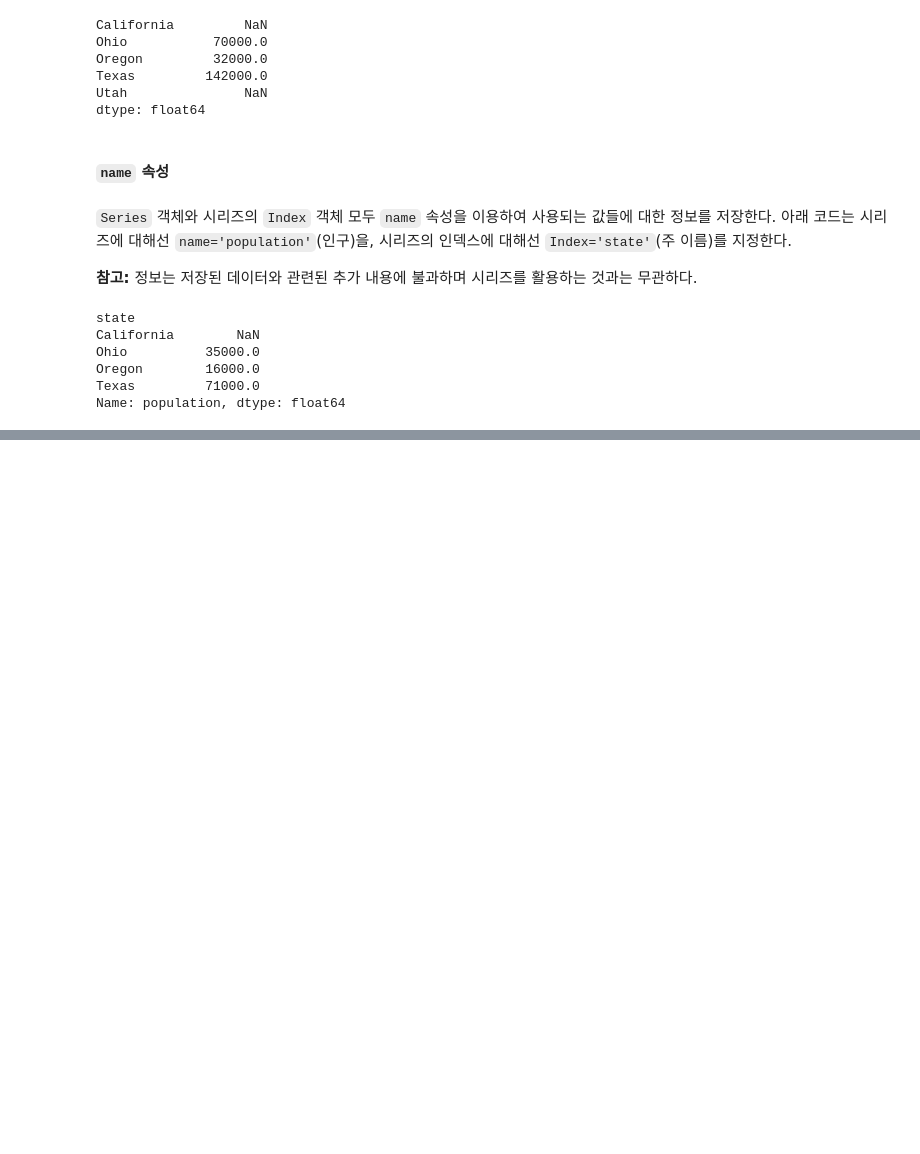
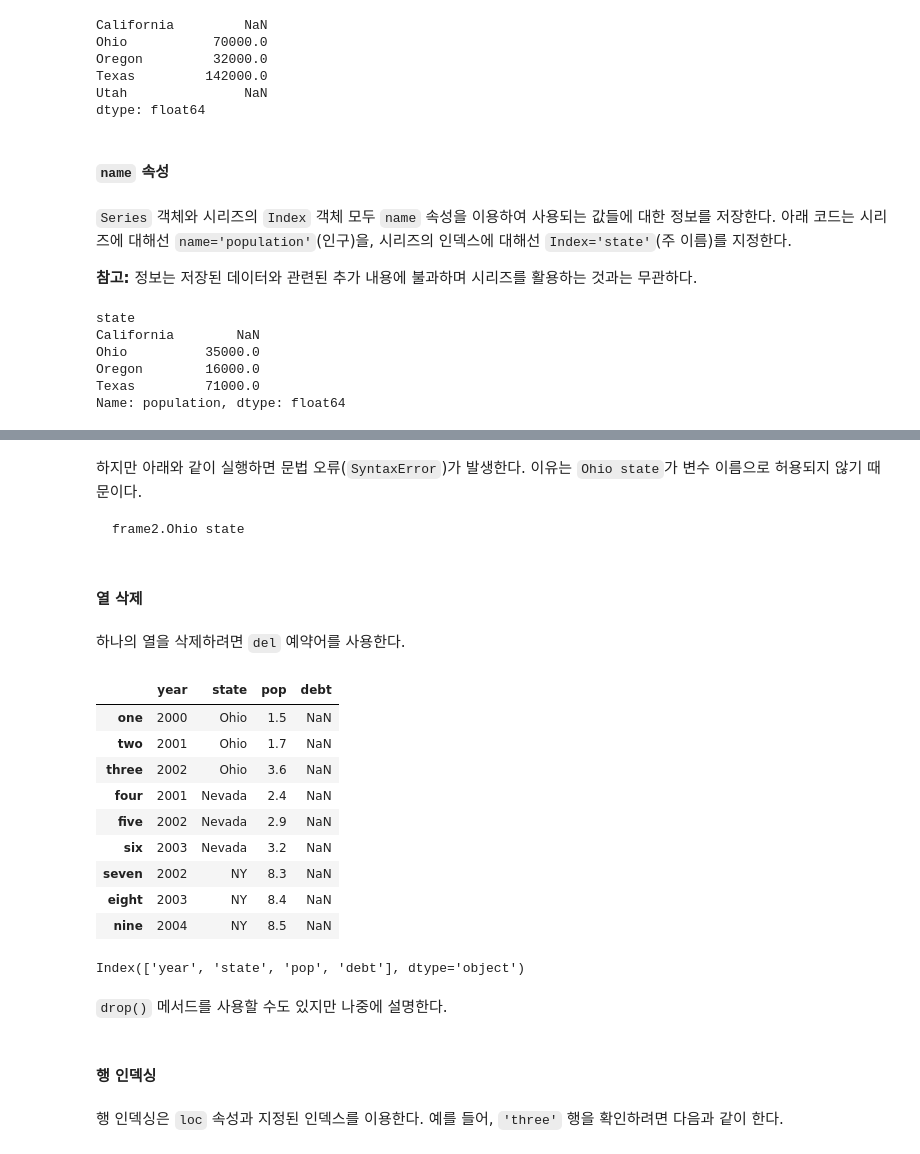
Before and after one commit to codingalzi/pydata, a Jupyter notebook: notebooks/pydata05-pandas-basics-1.ipynb, the cells around one changed output, grey strips where cells are left out. Cells and saved outputs as stored; diff of their text form; code cells hidden in the pictures; blank space fills up the shorter version.

````diff
--- a/notebooks/pydata05-pandas-basics-1.ipynb
+++ b/notebooks/pydata05-pandas-basics-1.ipynb
@@ -380,2 +667,38 @@ frame2.year
+# %% [markdown]
+하지만 아래와 같이 실행하면 문법 오류(`SyntaxError`)가 발생한다.
+이유는 `Ohio state`가 변수 이름으로 허용되지 않기 때문이다.
+
+```python
+frame2.Ohio state
+```
+# %% [markdown]
+#### 열 삭제
+# %% [markdown]
+하나의 열을 삭제하려면 `del` 예약어를 사용한다.
+# %%
+del frame2['Ohio state']
+frame2
+# %% [output]
+|  | year | state | pop | debt |
+| one | 2000 | Ohio | 1.5 | NaN |
+| two | 2001 | Ohio | 1.7 | NaN |
+| three | 2002 | Ohio | 3.6 | NaN |
+| four | 2001 | Nevada | 2.4 | NaN |
+| five | 2002 | Nevada | 2.9 | NaN |
+| six | 2003 | Nevada | 3.2 | NaN |
+| seven | 2002 | NY | 8.3 | NaN |
+| eight | 2003 | NY | 8.4 | NaN |
+| nine | 2004 | NY | 8.5 | NaN |
+# %%
+frame2.columns
+# %% [output]
+Index(['year', 'state', 'pop', 'debt'], dtype='object')
+# %% [markdown]
+`drop()` 메서드를 사용할 수도 있지만 나중에 설명한다.
+# %% [markdown]
+#### 행 인덱싱
+# %% [markdown]
+행 인덱싱은 `loc` 속성과 지정된 인덱스를 이용한다.
+예를 들어, `'three'` 행을 확인하려면 다음과 같이 한다.
 # %%
 frame2.loc['three']
````
Also changed, not shown: parts of 223 cells of this notebook, 7 other files.
